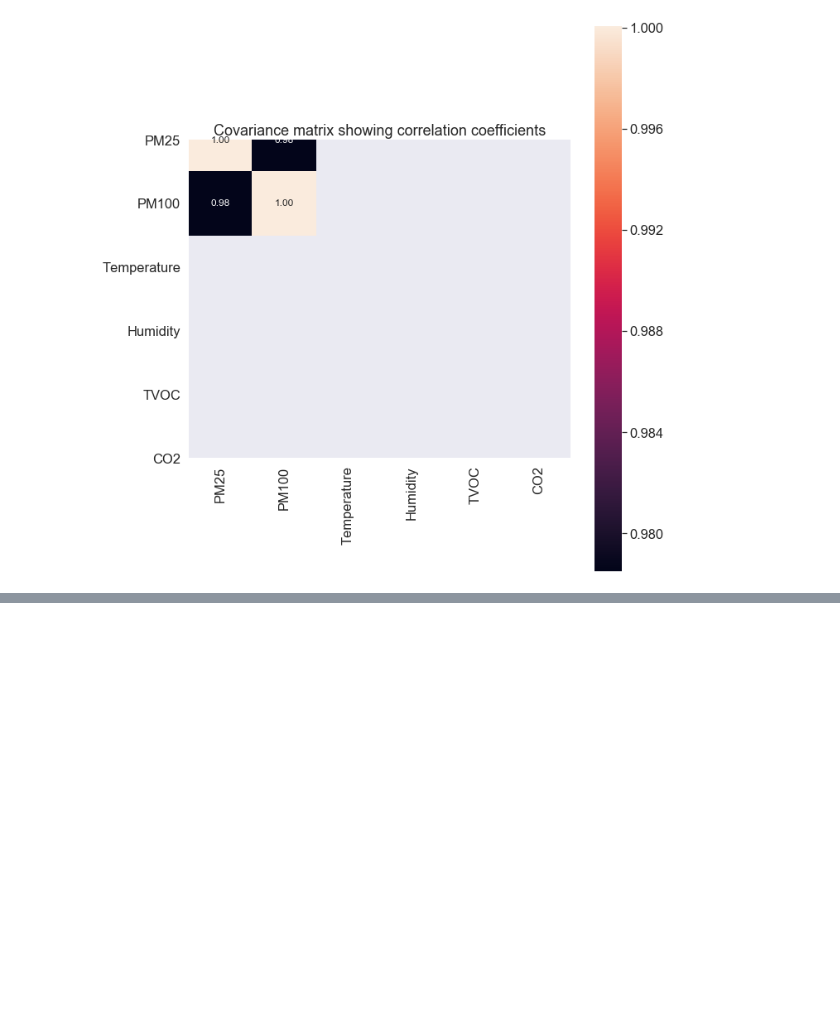
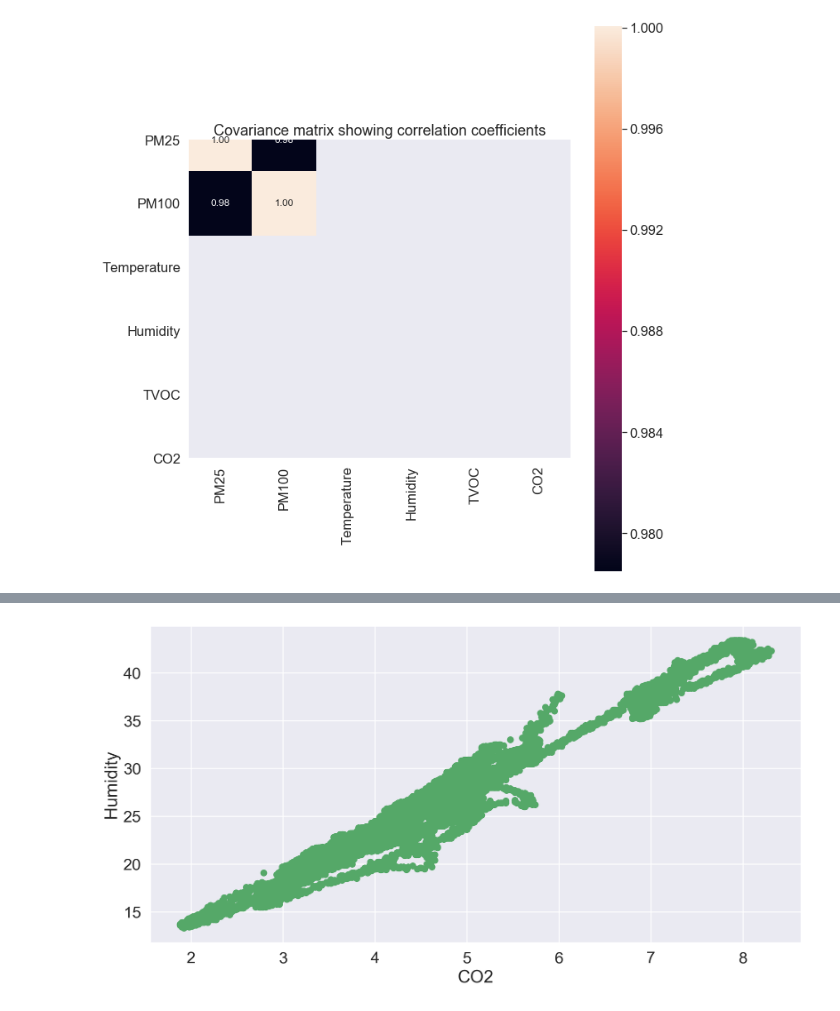
Before and after one commit to iceman67/HRS, a Jupyter notebook: pm25_regression_scikit.ipynb, the cells around one changed output, grey strips where cells are left out. Drawn from its saved outputs; the diff is of its cells as text; code cells hidden in the pictures; blank space fills up the shorter version.

```diff
--- a/pm25_regression_scikit.ipynb
+++ b/pm25_regression_scikit.ipynb
@@ -63,0 +112,12 @@ plt.show()
+# %%
+df2=pd.get_dummies(aqdf[['CO2', 'Humidity']])
+# %%
+df2.dropna(subset=['Humidity'],inplace=True)
+# %%
+plt.figure(figsize=(12, 6), dpi=200)
+plt.scatter(df2['CO2'],df2['Humidity'], color='g')
+plt.xlabel('CO2')
+plt.ylabel('Humidity')
+plt.show()
+# %% [output]
+[figure, added]
```
Also changed, not shown: parts of 22 cells of this notebook.
